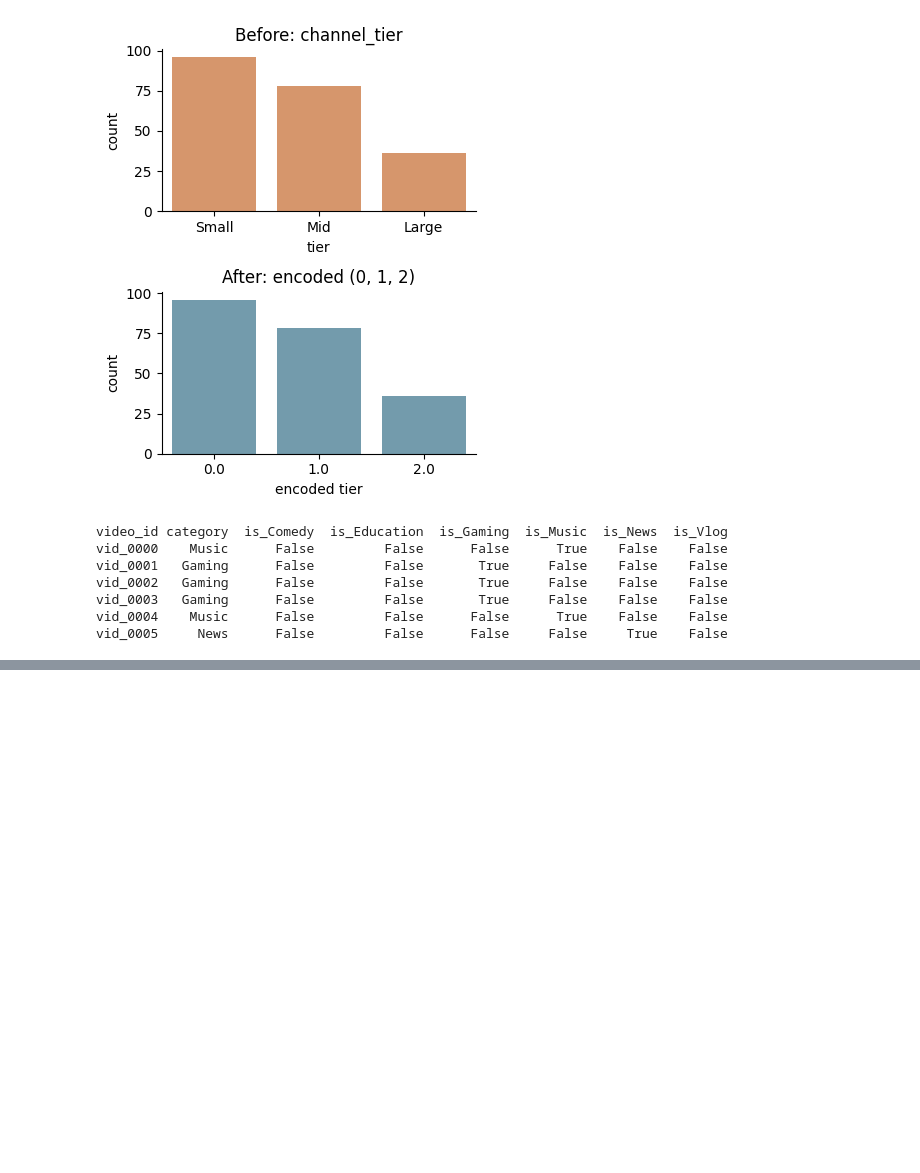
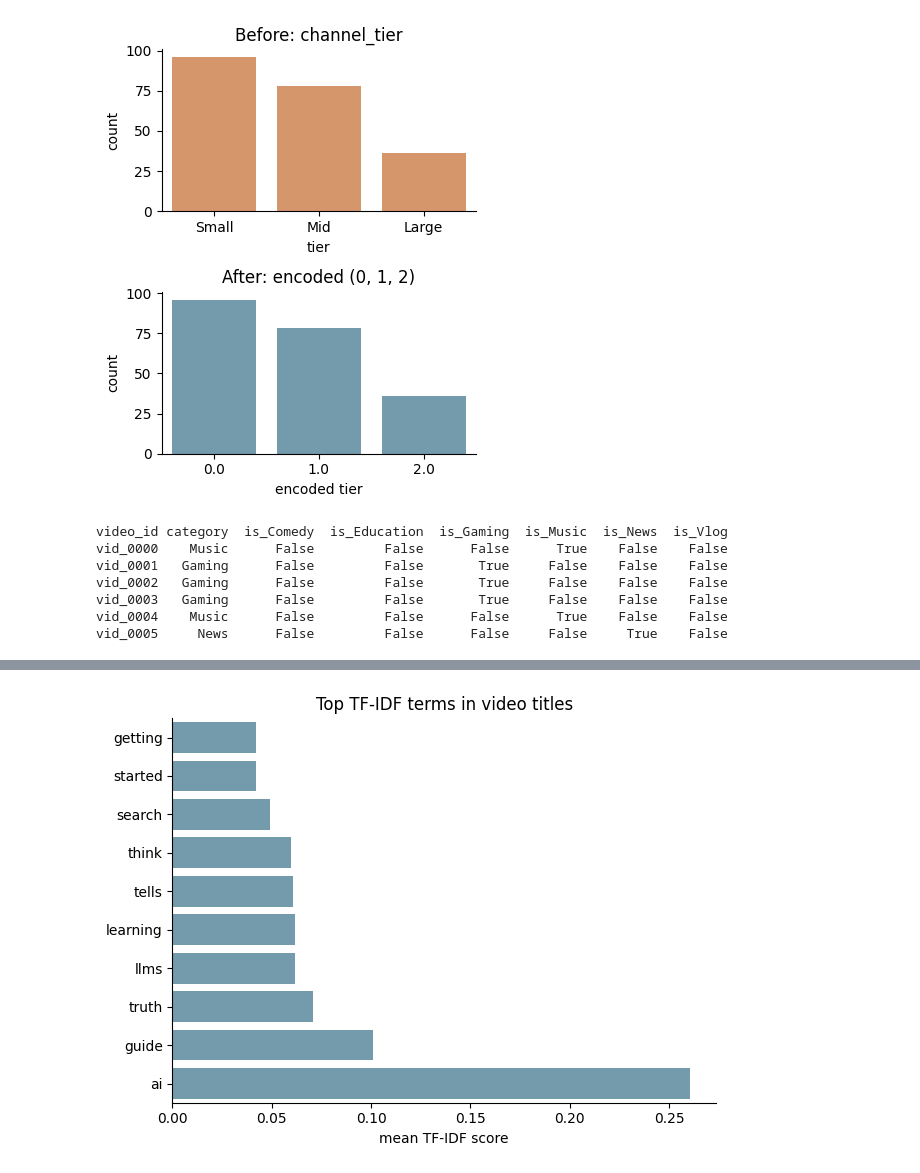
Before and after one commit to ekam-n/Nijjar_Ekam_LabTask, a Jupyter notebook: LabTask04/yt-vids.ipynb, the cells around one changed output, grey strips where cells are left out. Drawn from its saved outputs; the diff is of its cells as text; code cells hidden in the pictures; blank space fills up the shorter version.

```diff
--- a/LabTask04/yt-vids.ipynb
+++ b/LabTask04/yt-vids.ipynb
@@ -391,0 +471,29 @@ vid_0005     News      False         False      False     False     True    Fals
+# %%
+from sklearn.feature_extraction.text import TfidfVectorizer
+
+df = pd.read_csv("youtube_videos.csv")
+
+vectorizer = TfidfVectorizer(max_features=10, stop_words="english")
+tfidf_matrix = vectorizer.fit_transform(df["title"])
+
+terms = vectorizer.get_feature_names_out()
+mean_scores = tfidf_matrix.toarray().mean(axis=0)
+
+tfidf_df = pd.DataFrame({
+    "term": terms,
+    "mean_tfidf": mean_scores
+}).sort_values("mean_tfidf", ascending=True)
+
+sns.barplot(data=tfidf_df,
+            x="mean_tfidf",
+            y="term",
+            color="#6a9fb5")
+
+plt.title("Top TF-IDF terms in video titles")
+plt.xlabel("mean TF-IDF score")
+plt.ylabel("")
+sns.despine()
+plt.tight_layout()
+plt.show()
+# %% [output]
+[figure, added]
```
Also changed, not shown: parts of 5 cells of this notebook.
